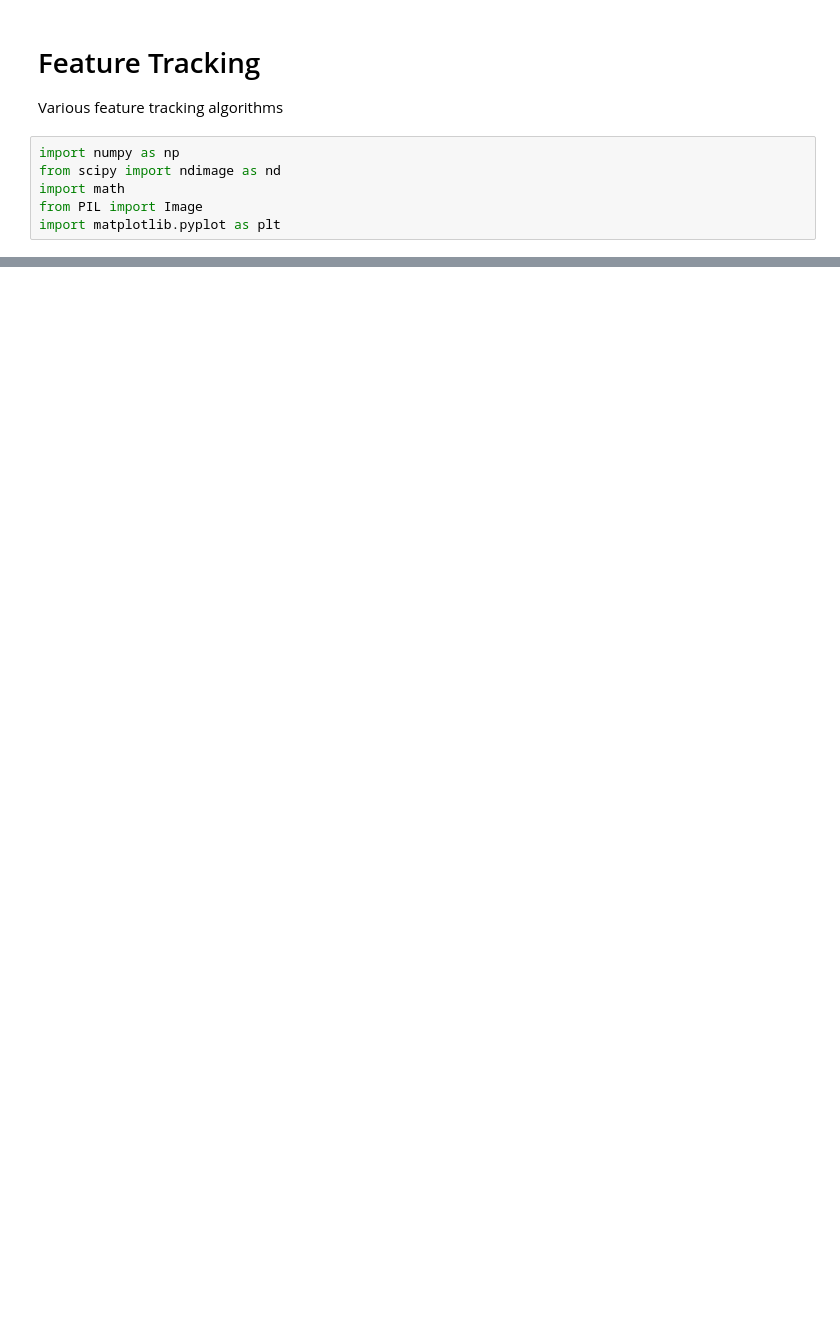
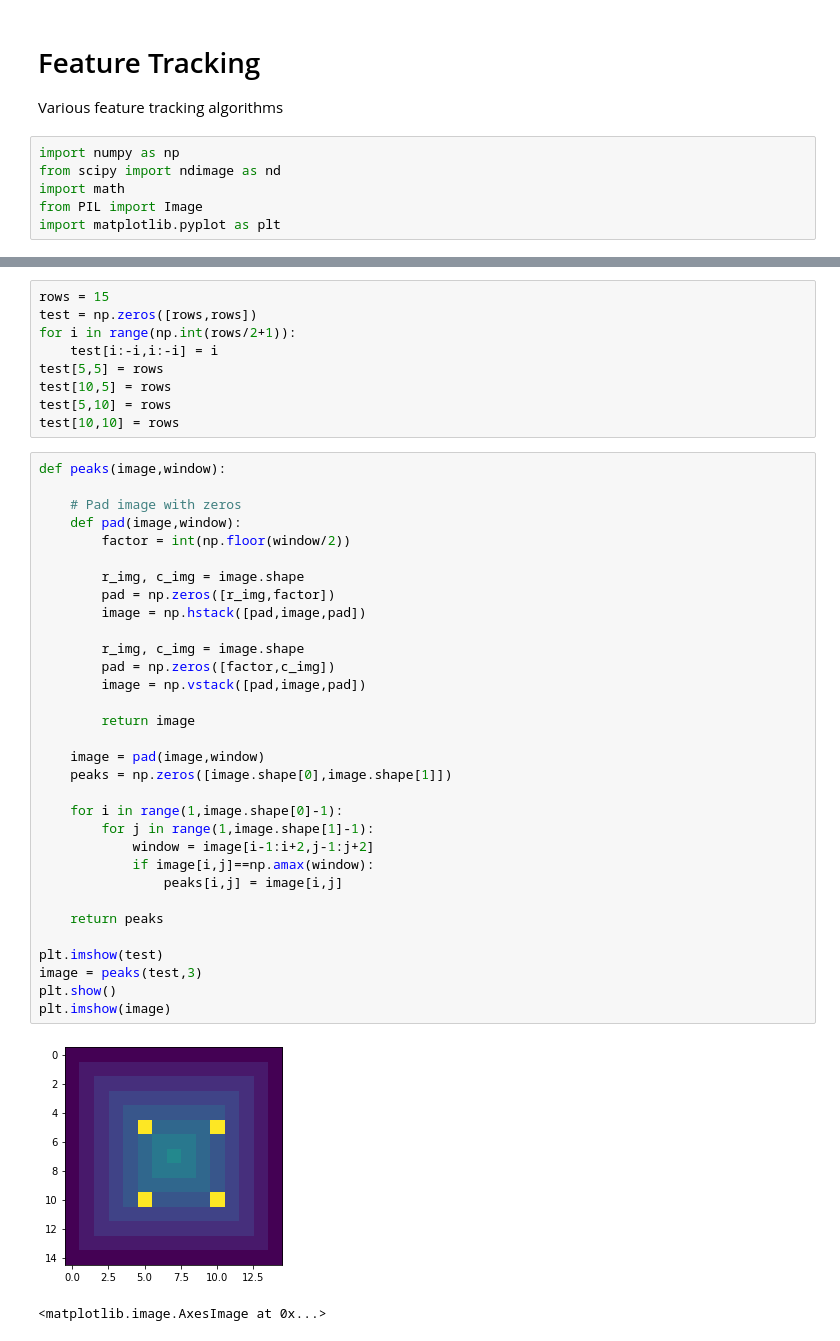
Before and after one commit to Tsmorz/computer-vision, a Jupyter notebook: Project 2/FeatureTracking.ipynb, the cells around one changed output, grey strips where cells are left out. Saved outputs shown, nothing was run; the diff lists cells and outputs as text; blank space fills up the shorter version.

```diff
--- a/Project 2/FeatureTracking.ipynb
+++ b/Project 2/FeatureTracking.ipynb
@@ -84,0 +127,44 @@ The scale-invariant feature transform (SIFT) is a computer vision algorithm to d
+# %%
+rows = 15
+test = np.zeros([rows,rows])
+for i in range(np.int(rows/2+1)):
+    test[i:-i,i:-i] = i
+test[5,5] = rows
+test[10,5] = rows
+test[5,10] = rows
+test[10,10] = rows
+# %%
+def peaks(image,window):
+
+    # Pad image with zeros
+    def pad(image,window):
+        factor = int(np.floor(window/2))
+
+        r_img, c_img = image.shape
+        pad = np.zeros([r_img,factor])
+        image = np.hstack([pad,image,pad])
+
+        r_img, c_img = image.shape
+        pad = np.zeros([factor,c_img])
+        image = np.vstack([pad,image,pad])
+
+        return image
+
+    image = pad(image,window)
+    peaks = np.zeros([image.shape[0],image.shape[1]])
+
+    for i in range(1,image.shape[0]-1):
+        for j in range(1,image.shape[1]-1):
+            window = image[i-1:i+2,j-1:j+2]
+            if image[i,j]==np.amax(window):
+                peaks[i,j] = image[i,j]
+
+    return peaks
+
+plt.imshow(test)
+image = peaks(test,3)
+plt.show()
+plt.imshow(image)
+# %% [output]
+[figure, added]
+<matplotlib.image.AxesImage at 0x...>
```
Also changed, not shown: parts of 11 cells of this notebook, 2 other files.
